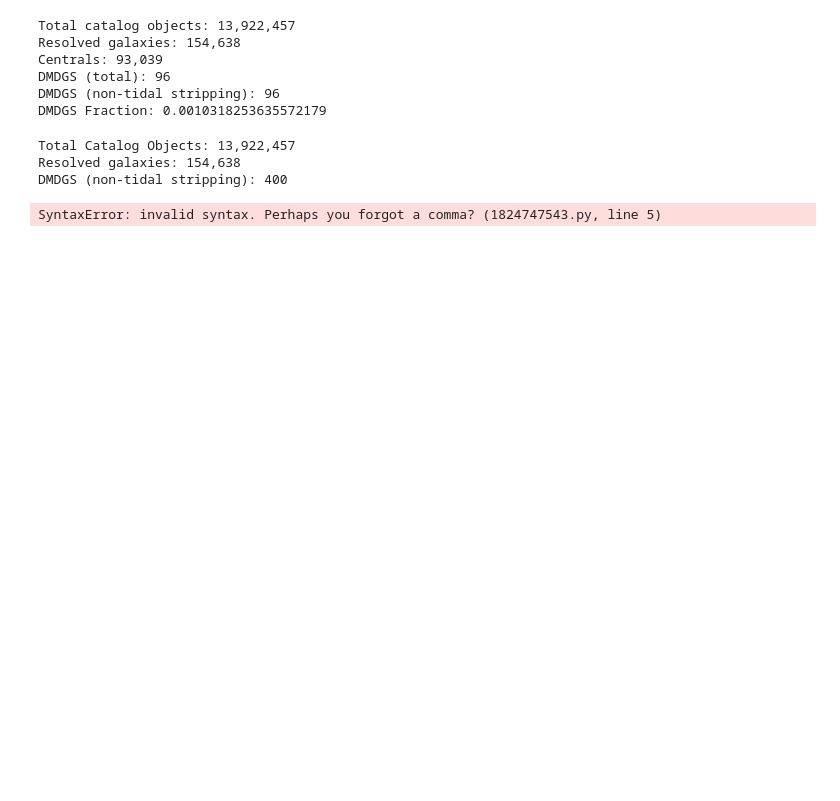
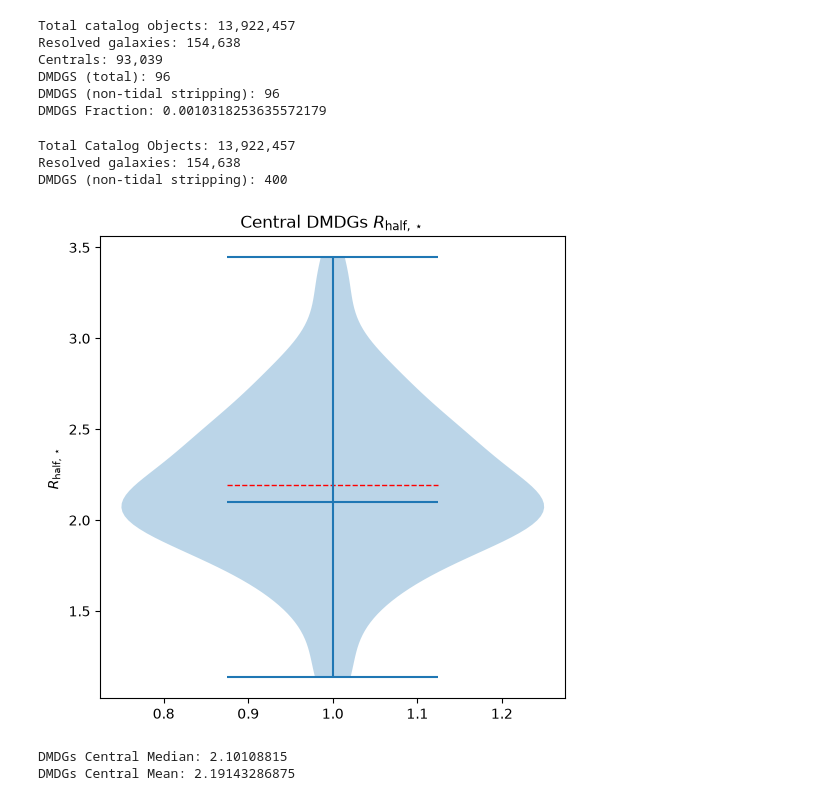
Before and after one commit to adalynn-le/DMDeficientGalaxyTNG, a Jupyter notebook: notebooks/28_R_half_star_violinplot.ipynb, the cells around one changed output. Cells and saved outputs as stored; diff of their text form; code cells hidden in the pictures; blank space fills up the shorter version.

```diff
--- a/notebooks/28_R_half_star_violinplot.ipynb
+++ b/notebooks/28_R_half_star_violinplot.ipynb
@@ -118,12 +118,19 @@ Total Catalog Objects: 13,922,457
 Resolved galaxies: 154,638
 DMDGS (non-tidal stripping): 400
 # %%
-plt.boxplot(dmdgs_non_extreme["R_half_star"], vert=False, showfliers=False, showmeans=True)
-plt.title("DMDG Centrals $R_{\\text{half, \\star}}$")
-plt.ylabel("$R_{\\text{half, \\star}}$")
+plt.figure(figsize=(6, 6))
+vp = plt.violinplot(dmdgs_non_extreme["R_half_star"],  showmedians=True, showmeans=True,)
+plt.title("Central DMDGs $R_{\\text{half}, \\star}$")
+plt.ylabel("$R_{\\text{half}, \\star}$")
+vp['cmeans'].set_color('red')
+vp['cmeans'].set_linestyle('--')
+vp['cmeans'].set_linewidth(1)
+plt.ylabel("$R_{\\text{half}, \\star}$")
 plt.show()
 print(f"DMDGs Central Median: {dmdgs_non_extreme["R_half_star"].median()}")
 print(f"DMDGs Central Mean: {dmdgs_non_extreme["R_half_star"].mean()}")
 # %% [output]
+[figure, added]
-SyntaxError: invalid syntax. Perhaps you forgot a comma? (1824747543.py, line 5)
+DMDGs Central Median: 2.10108815
+DMDGs Central Mean: 2.19143286875
 # %%
```
Also changed, not shown: parts of 5 cells of this notebook, 5 other files.
